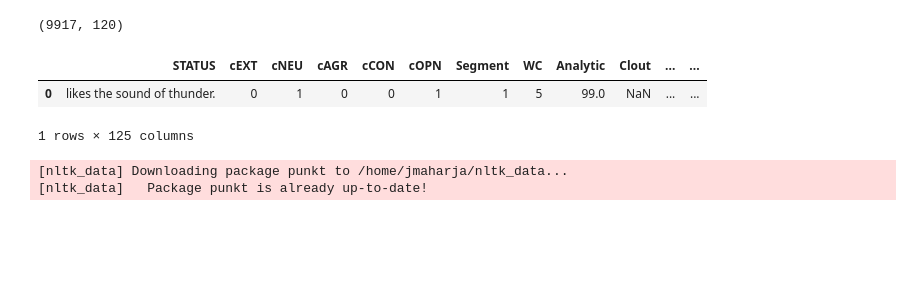
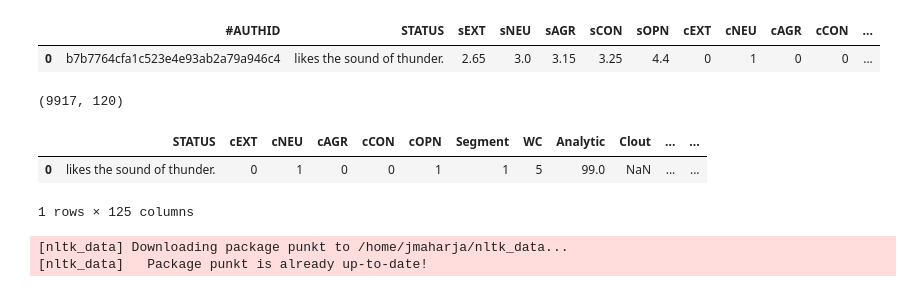
Before and after one commit to JulinaM/PersonaClassifier, a Jupyter notebook: 1_preprocess.ipynb, the cells around one changed output. Saved outputs shown, nothing was run; the diff lists cells and outputs as text; code cells hidden in the pictures; blank space fills up the shorter version.

```diff
--- a/1_preprocess.ipynb
+++ b/1_preprocess.ipynb
@@ -21,9 +21,13 @@ logging.basicConfig(filename=f'log/log_{timestamp}.log', level=logging.INFO, for
 # %%
 my_personality_file = 'data/mypersonality.csv'
 main_df = pd.read_csv(my_personality_file, encoding='Windows-1252')
-main_df.drop(columns=['#AUTHID', 'sEXT', 'sNEU', 'sAGR', 'sCON', 'sOPN', 'DATE', 'NETWORKSIZE', 'BETWEENNESS', 'NBETWEENNESS', 'DENSITY', 'BROKERAGE', 'NBROKERAGE','TRANSITIVITY'], inplace=True)
+# main_df.drop(columns=['#AUTHID', 'sEXT', 'sNEU', 'sAGR', 'sCON', 'sOPN', 'DATE', 'NETWORKSIZE', 'BETWEENNESS', 'NBETWEENNESS', 'DENSITY', 'BROKERAGE', 'NBROKERAGE','TRANSITIVITY'], inplace=True)
 main_df[['cOPN', 'cEXT', 'cNEU', 'cAGR', 'cCON']] = main_df[['cOPN', 'cEXT', 'cNEU', 'cAGR', 'cCON']].replace({'y': 1, 'n': 0})
 logging.info(f'File={my_personality_file} shape={main_df.shape}')
+main_df.head(1)
+# %% [output]
+|  | #AUTHID | STATUS | sEXT | sNEU | sAGR | sCON | sOPN | cEXT | cNEU | cAGR | cCON | ... |
+| 0 | b7b7764cfa1c523e4e93ab2a79a946c4 | likes the sound of thunder. | 2.65 | 3.0 | 3.15 | 3.25 | 4.4 | 0 | 1 | 0 | 0 | ... |
 # %%
 liwc_file = 'data/LIWC_mypersonality_oct_2.csv'
 liwc_df = pd.read_csv(liwc_file)
```
Also changed, not shown: parts of 9 cells of this notebook.
